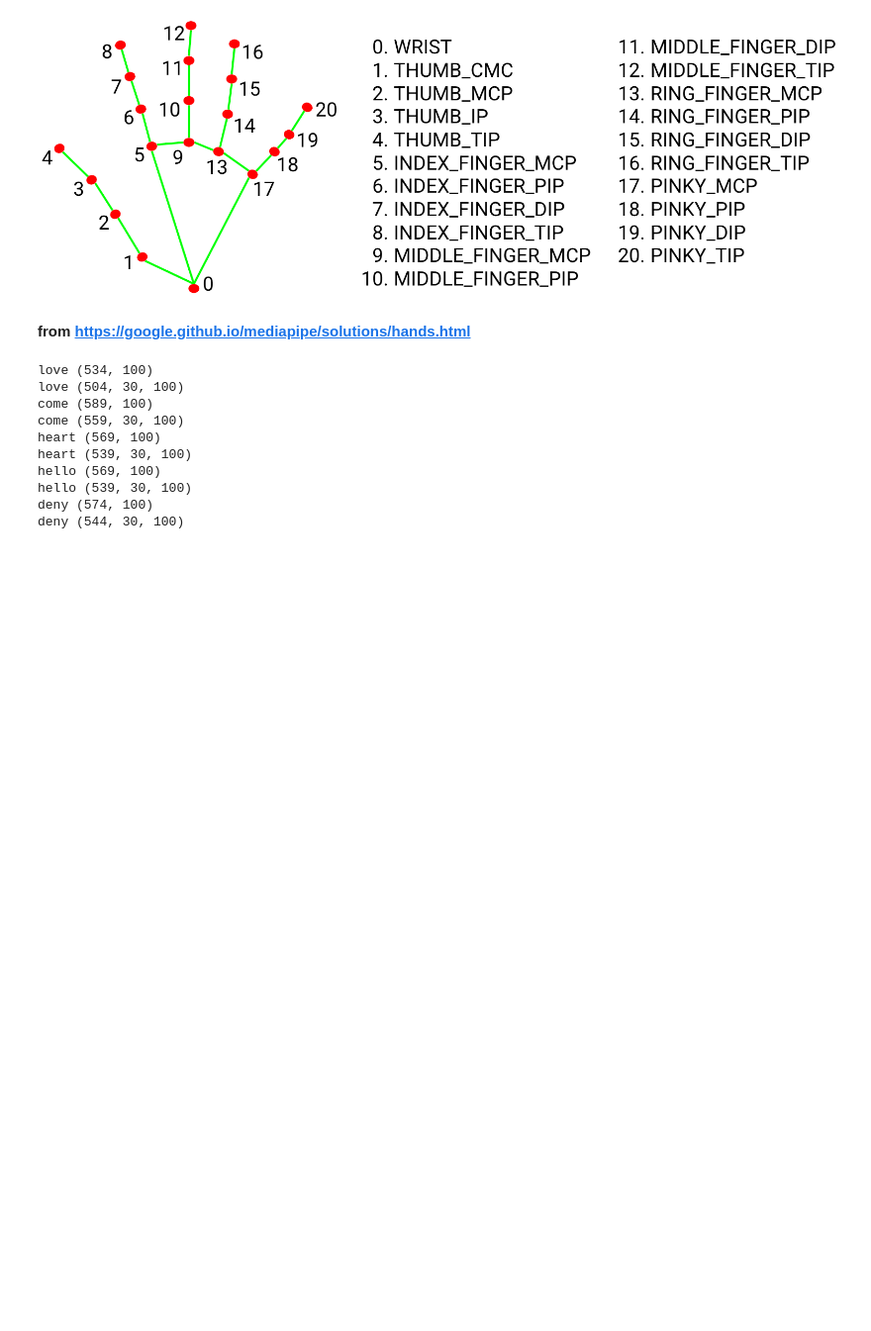
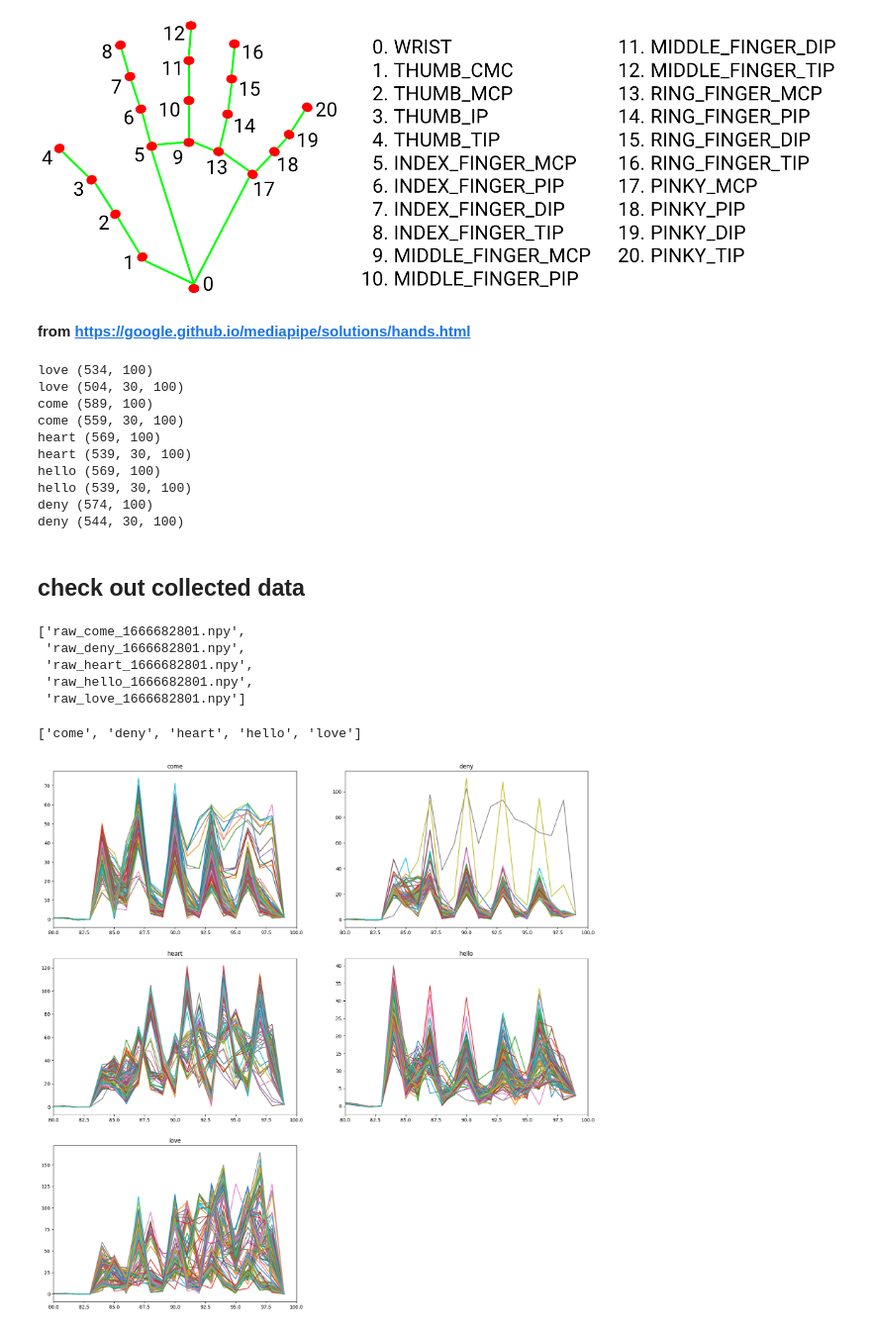
Before and after one commit to DSJosephAhn/hand_recognition, a Jupyter notebook: data_preparation.ipynb, the cells around one changed output. Shown at 99% size. Cells and saved outputs as stored; diff of their text form; code cells hidden in the pictures; blank space fills up the shorter version.

```diff
--- a/data_preparation.ipynb
+++ b/data_preparation.ipynb
@@ -105,3 +108,34 @@ hello (569, 100)
 hello (539, 30, 100)
 deny (574, 100)
 deny (544, 30, 100)
+# %% [markdown]
+## check out collected data
+# %%
+import matplotlib.pyplot as plt
+def isStartwith(char):
+    return char.startswith('raw')
+seq_filelist= list(filter(isStartwith, os.listdir('dataset')))
+seq_filelist
+# %% [output]
+['raw_come_1666682801.npy',
+ 'raw_deny_1666682801.npy',
+ 'raw_heart_1666682801.npy',
+ 'raw_hello_1666682801.npy',
+ 'raw_love_1666682801.npy']
+# %%
+activities= [seq_filelist[i].split('_')[1] for i in range(len(seq_filelist))]
+activities
+# %% [output]
+['come', 'deny', 'heart', 'hello', 'love']
+# %%
+plt.figure(figsize=(20, 20))
+
+for a in range(len(seq_filelist)):
+    collected_data= np.load(os.path.join('dataset', seq_filelist[a]))
+    plt.subplot(3, 2, a+1)
+    plt.title(activities[a])
+    for i in range(100):
+        plt.xlim(80, 100)
+        plt.plot(collected_data[i])
+# %% [output]
+[figure, added]
```
Also changed, not shown: parts of 7 cells of this notebook, 53 other files.
